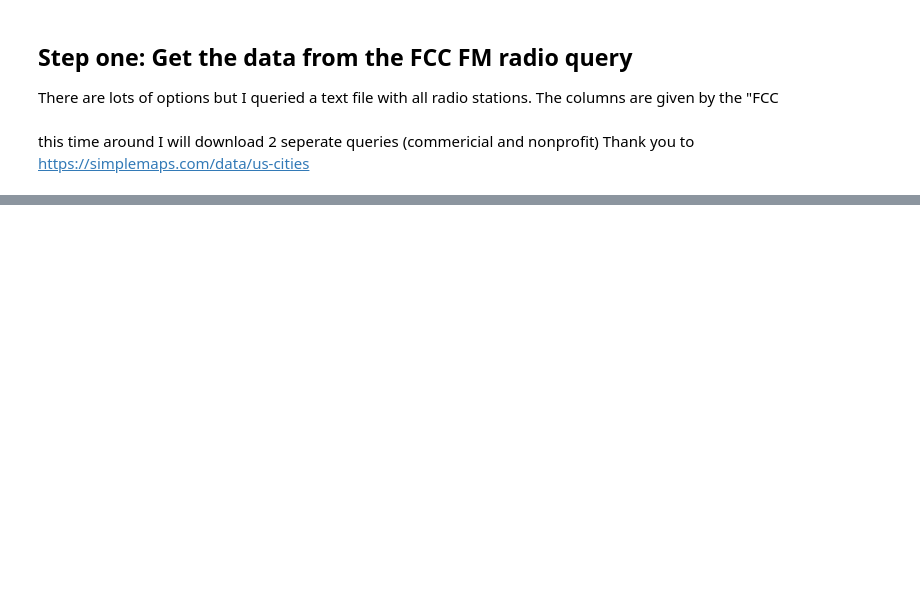
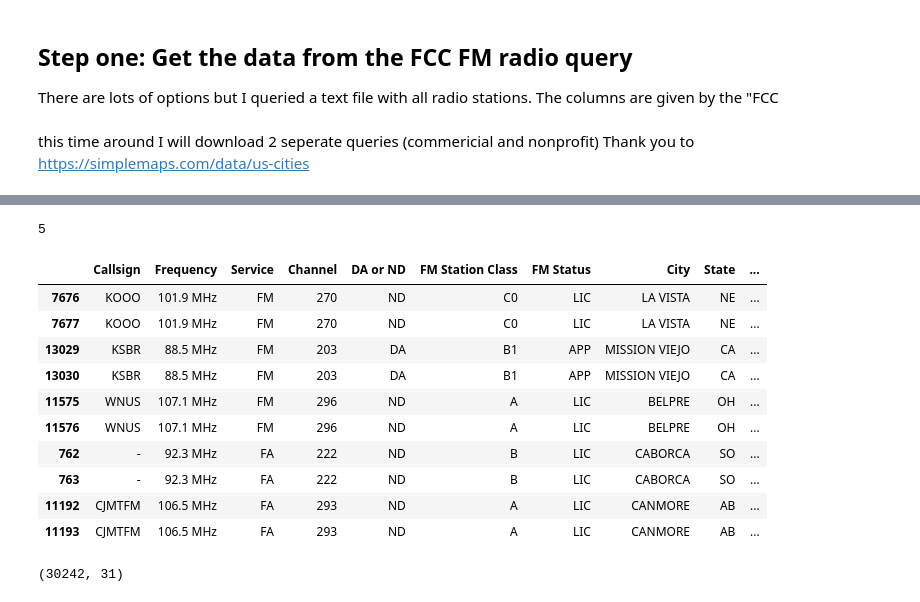
Before and after one commit to seanhulseman/FM-Broadcast-Landscape, a Jupyter notebook: code/radio_landscape_1.ipynb, the cells around one changed output, grey strips where cells are left out. Drawn from its saved outputs; the diff is of its cells as text; code cells hidden in the pictures; blank space fills up the shorter version.

```diff
--- a/code/radio_landscape_1.ipynb
+++ b/code/radio_landscape_1.ipynb
@@ -153,0 +325,6 @@ memory usage: 5.5+ MB
+# %%
+# add a column to each dataframe to indicate commercial or edu
+commercial['commercial'] = 1
+edu['commercial'] = 0
+# combine the dataframes
+df = pd.concat([commercial, edu], ignore_index=True)
@@ -153,0 +338,20 @@ memory usage: 5.5+ MB
+# %%
+# any duplicates?
+df.duplicated().sum()
+# %% [output]
+5
+# %%
+# where are the duplicates?
+df[df.duplicated(keep=False)].sort_values(by='Facility ID Number (unique to each station)')
+# %% [output]
+|  | Callsign | Frequency | Service | Channel | DA or ND | FM Station Class | FM Status | City | State | ... |
+| 7676 | KOOO | 101.9 MHz | FM | 270 | ND | C0 | LIC | LA VISTA | NE | ... |
+| 7677 | KOOO | 101.9 MHz | FM | 270 | ND | C0 | LIC | LA VISTA | NE | ... |
+| 13029 | KSBR | 88.5 MHz | FM | 203 | DA | B1 | APP | MISSION VIEJO | CA | ... |
+| 13030 | KSBR | 88.5 MHz | FM | 203 | DA | B1 | APP | MISSION VIEJO | CA | ... |
+| 11575 | WNUS | 107.1 MHz | FM | 296 | ND | A | LIC | BELPRE | OH | ... |
+| 11576 | WNUS | 107.1 MHz | FM | 296 | ND | A | LIC | BELPRE | OH | ... |
+| 762 | - | 92.3 MHz | FA | 222 | ND | B | LIC | CABORCA | SO | ... |
+| 763 | - | 92.3 MHz | FA | 222 | ND | B | LIC | CABORCA | SO | ... |
+| 11192 | CJMTFM | 106.5 MHz | FA | 293 | ND | A | LIC | CANMORE | AB | ... |
+| 11193 | CJMTFM | 106.5 MHz | FA | 293 | ND | A | LIC | CANMORE | AB | ... |
@@ -153,0 +361,4 @@ memory usage: 5.5+ MB
+# %%
+df.shape
+# %% [output]
+(30242, 31)
```
Also changed, not shown: parts of 50 cells of this notebook, 3 other files.
